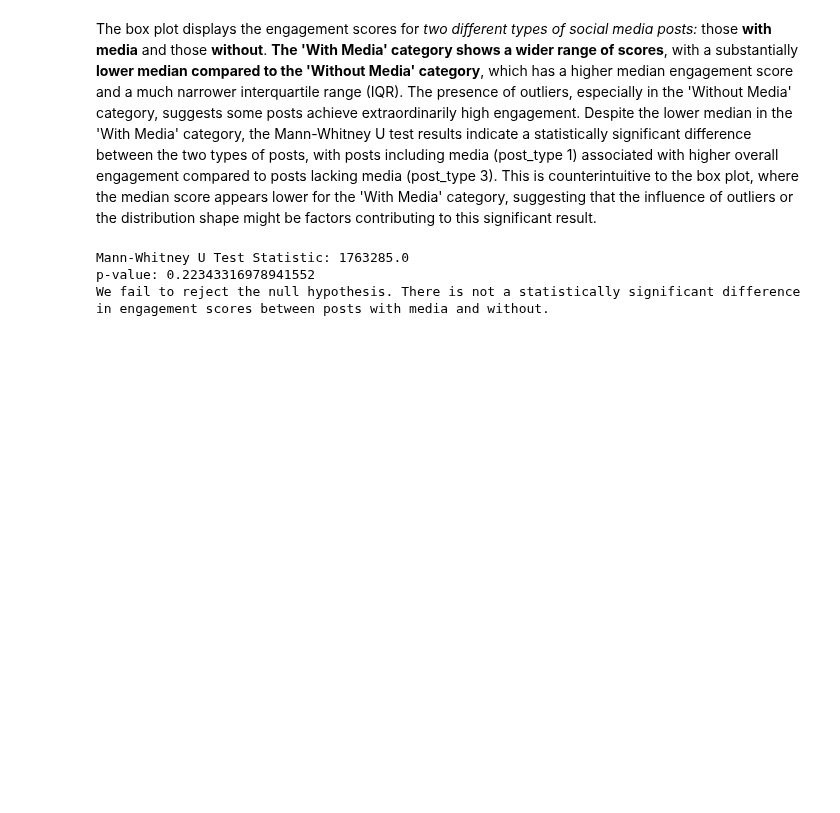
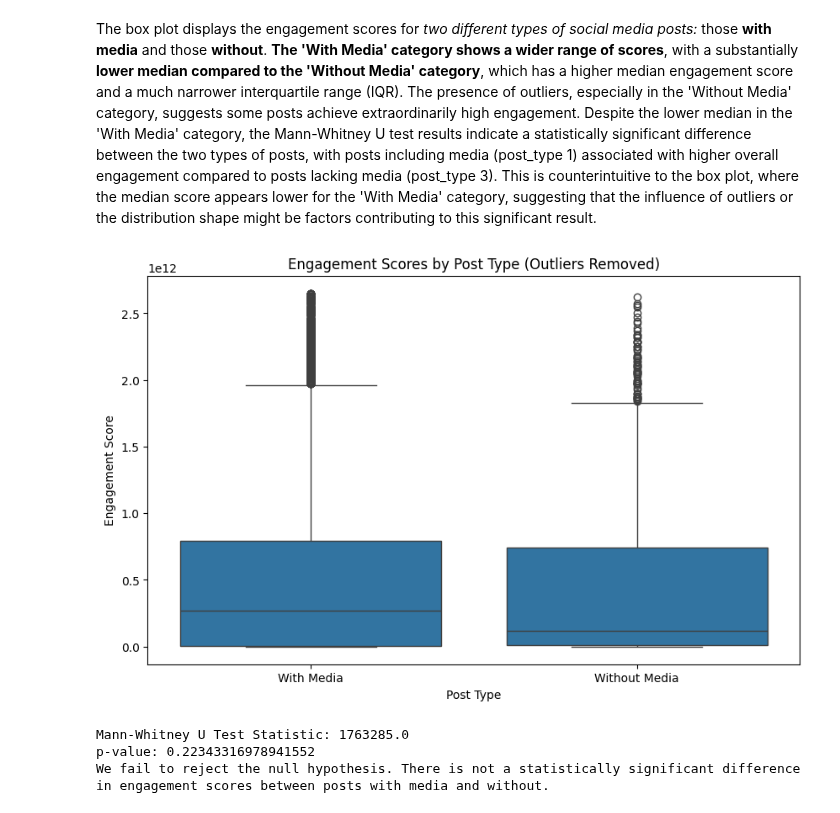
Before and after one commit to crlhbs/Group1_MarketingStrategy, a Jupyter notebook: Testing_H2.ipynb, the cells around one changed output. Cells and saved outputs as stored; diff of their text form; code cells hidden in the pictures; blank space fills up the shorter version.

```diff
--- a/Testing_H2.ipynb
+++ b/Testing_H2.ipynb
@@ -306,6 +306,38 @@ plt.show()
 [figure]
 # %% [markdown]
 The box plot displays the engagement scores for *two different types of social media posts:* those **with media** and those **without**. **The 'With Media' category shows a wider range of scores**, with a substantially **lower median compared to the 'Without Media' category**, which has a higher median engagement score and a much narrower interquartile range (IQR). The presence of outliers, especially in the 'Without Media' category, suggests some posts achieve extraordinarily high engagement. Despite the lower median in the 'With Media' category, the Mann-Whitney U test results indicate a statistically significant difference between the two types of posts, with posts including media (post_type 1) associated with higher overall engagement compared to posts lacking media (post_type 3). This is counterintuitive to the box plot, where the median score appears lower for the 'With Media' category, suggesting that the influence of outliers or the distribution shape might be factors contributing to this significant result.
+# %%
+# Function to remove outliers using the IQR method
+def remove_outliers_iqr(df, column):
+    Q1 = df[column].quantile(0.25)
+    Q3 = df[column].quantile(0.75)
+    IQR = Q3 - Q1
+    lower_bound = Q1 - 1.5 * IQR
+    upper_bound = Q3 + 1.5 * IQR
+    df_filtered = df[(df[column] >= lower_bound) & (df[column] <= upper_bound)]
+    return df_filtered
+
+# Load the dataset
+# df = pd.read_csv('combined_themepark_dataset.csv')  # Uncomment this line if you need to load the dataset
+
+# where 1 indicates posts with media and 3 indicates posts without media.
+
+# create a new column for ease of plotting
+df['Group'] = df['post_type'].apply(lambda x: 'With Media' if x == 1 else 'Without Media' if x == 3 else 'Other')
+
+# Remove outliers from the engagement score for 'With Media' and 'Without Media' groups
+df_no_outliers = df[df['Group'].isin(['With Media', 'Without Media'])].copy()
+df_no_outliers = remove_outliers_iqr(df_no_outliers, 'engagement')
+
+# create a boxplot to visualize the engagement scores without outliers
+plt.figure(figsize=(10, 6))
+sns.boxplot(x='Group', y='engagement', data=df_no_outliers)
+plt.title('Engagement Scores by Post Type (Outliers Removed)')
+plt.xlabel('Post Type')
+plt.ylabel('Engagement Score')
+plt.show()
+# %% [output]
+[figure, added]
 # %%
 #separate your data into two groups: one for posts with pictures/videos and one for posts without
 group_with_media = df[(df['post_type'] == 2) | (df['post_type'] == 2)]['engagement']
```
Also changed, not shown: parts of 1 cell of this notebook.
